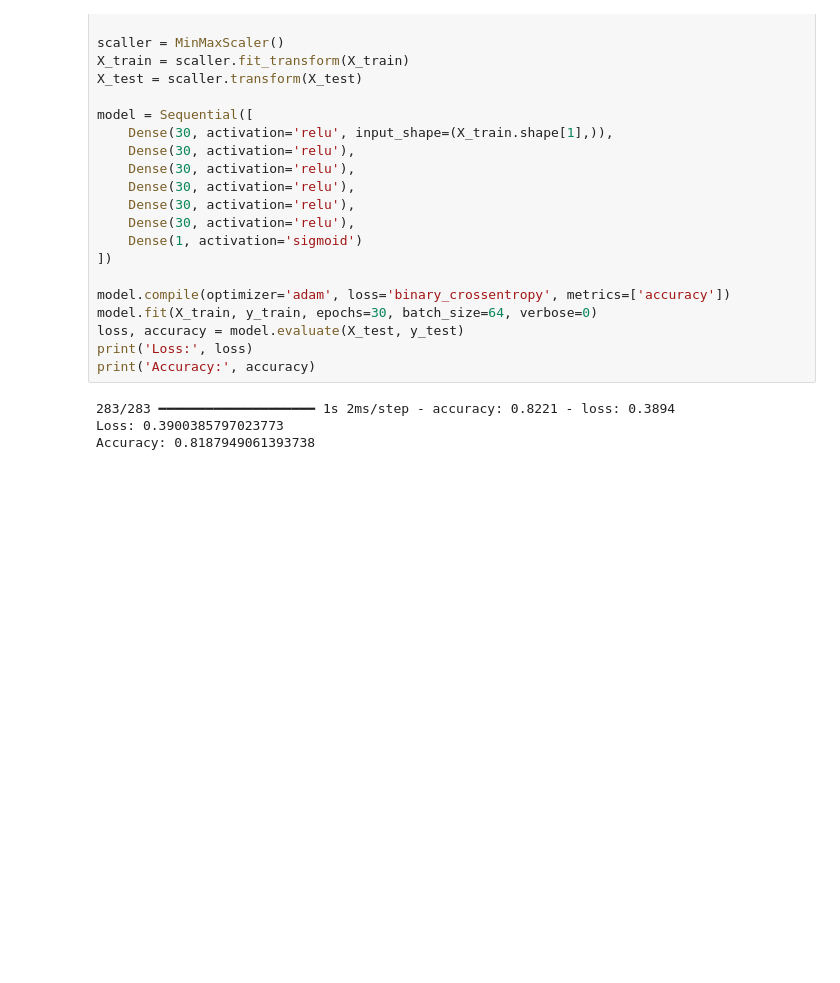
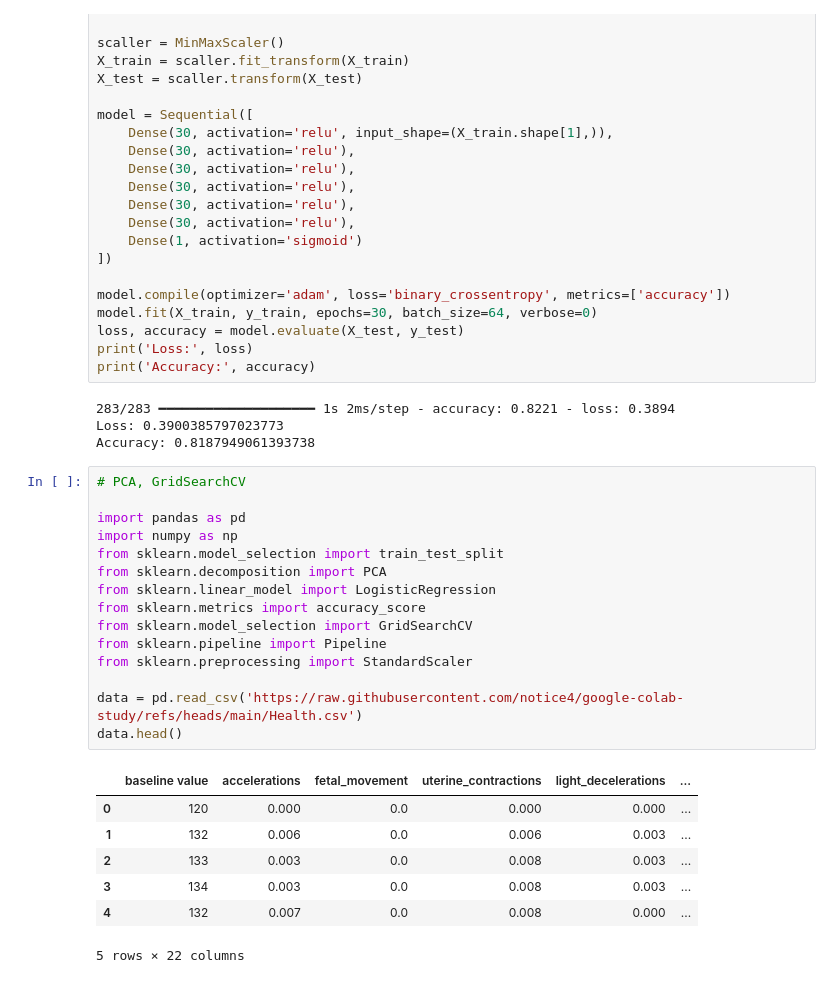
Before and after one commit to notice4/google-colab-study, a Jupyter notebook: all_themes.ipynb, the cells around one changed output. Cells and saved outputs as stored; diff of their text form; blank space fills up the shorter version.

Commit message:
PCA, GridSearchCV, Pipeline

```diff
--- a/all_themes.ipynb
+++ b/all_themes.ipynb
@@ -134,3 +139,26 @@ print('Accuracy:', accuracy)
 283/283 ━━━━━━━━━━━━━━━━━━━━ 1s 2ms/step - accuracy: 0.8221 - loss: 0.3894
 Loss: 0.3900385797023773
 Accuracy: 0.8187949061393738
+# %%
+# PCA, GridSearchCV
+
+import pandas as pd
+import numpy as np
+from sklearn.model_selection import train_test_split
+from sklearn.decomposition import PCA
+from sklearn.linear_model import LogisticRegression
+from sklearn.metrics import accuracy_score
+from sklearn.model_selection import GridSearchCV
+from sklearn.pipeline import Pipeline
+from sklearn.preprocessing import StandardScaler
+
+data = pd.read_csv('https://raw.githubusercontent.com/notice4/google-colab-study/refs/heads/main/Health.csv')
+data.head()
+# %% [output]
+|  | baseline value | accelerations | fetal_movement | uterine_contractions | light_decelerations | ... |
+| 0 | 120 | 0.000 | 0.0 | 0.000 | 0.000 | ... |
+| 1 | 132 | 0.006 | 0.0 | 0.006 | 0.003 | ... |
+| 2 | 133 | 0.003 | 0.0 | 0.008 | 0.003 | ... |
+| 3 | 134 | 0.003 | 0.0 | 0.008 | 0.003 | ... |
+| 4 | 132 | 0.007 | 0.0 | 0.008 | 0.000 | ... |
+5 rows × 22 columns
```
Also changed, not shown: parts of 5 cells of this notebook.
